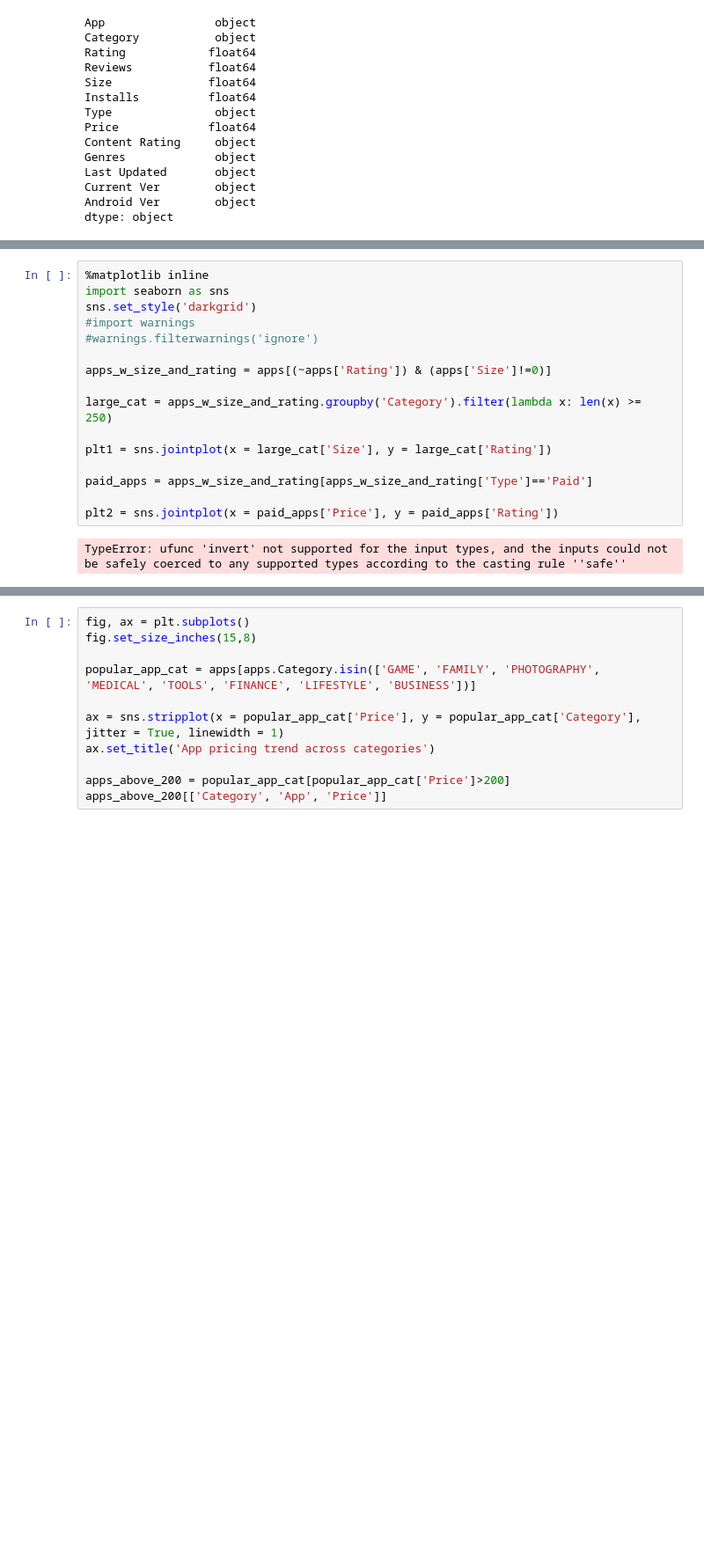
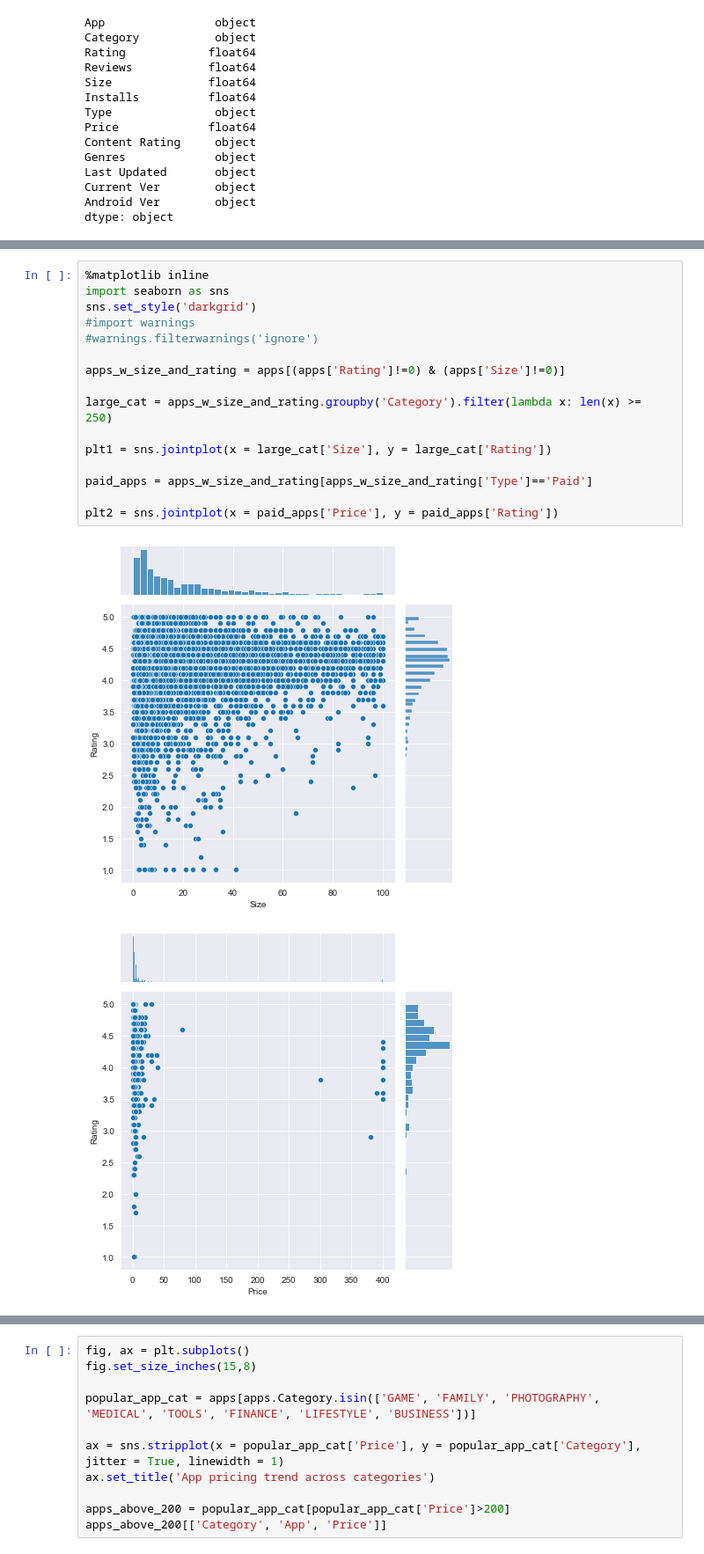
Before and after one commit to maxbranting/Google-Play, a Jupyter notebook: notebook.ipynb, the cells around one changed output, grey strips where cells are left out. Shown: that part at 88% size. Cells and saved outputs as stored; diff of their text form; blank space fills up the shorter version.

```diff
--- a/notebook.ipynb
+++ b/notebook.ipynb
@@ -265,18 +276,19 @@ plotly.offline.iplot(data)
 # %%
 %matplotlib inline
 import seaborn as sns
 sns.set_style('darkgrid')
 #import warnings
 #warnings.filterwarnings('ignore')
 
-apps_w_size_and_rating = apps[(~apps['Rating']) & (apps['Size']!=0)]
+apps_w_size_and_rating = apps[(apps['Rating']!=0) & (apps['Size']!=0)]
 
 large_cat = apps_w_size_and_rating.groupby('Category').filter(lambda x: len(x) >= 250)
 
 plt1 = sns.jointplot(x = large_cat['Size'], y = large_cat['Rating'])
 
 paid_apps = apps_w_size_and_rating[apps_w_size_and_rating['Type']=='Paid']
 
 plt2 = sns.jointplot(x = paid_apps['Price'], y = paid_apps['Rating'])
 # %% [output]
-TypeError: ufunc 'invert' not supported for the input types, and the inputs could not be safely coerced to any supported types according to the casting rule ''safe''
+[figure, added]
+[figure, added]
```
Also changed, not shown: parts of 17 cells of this notebook.
